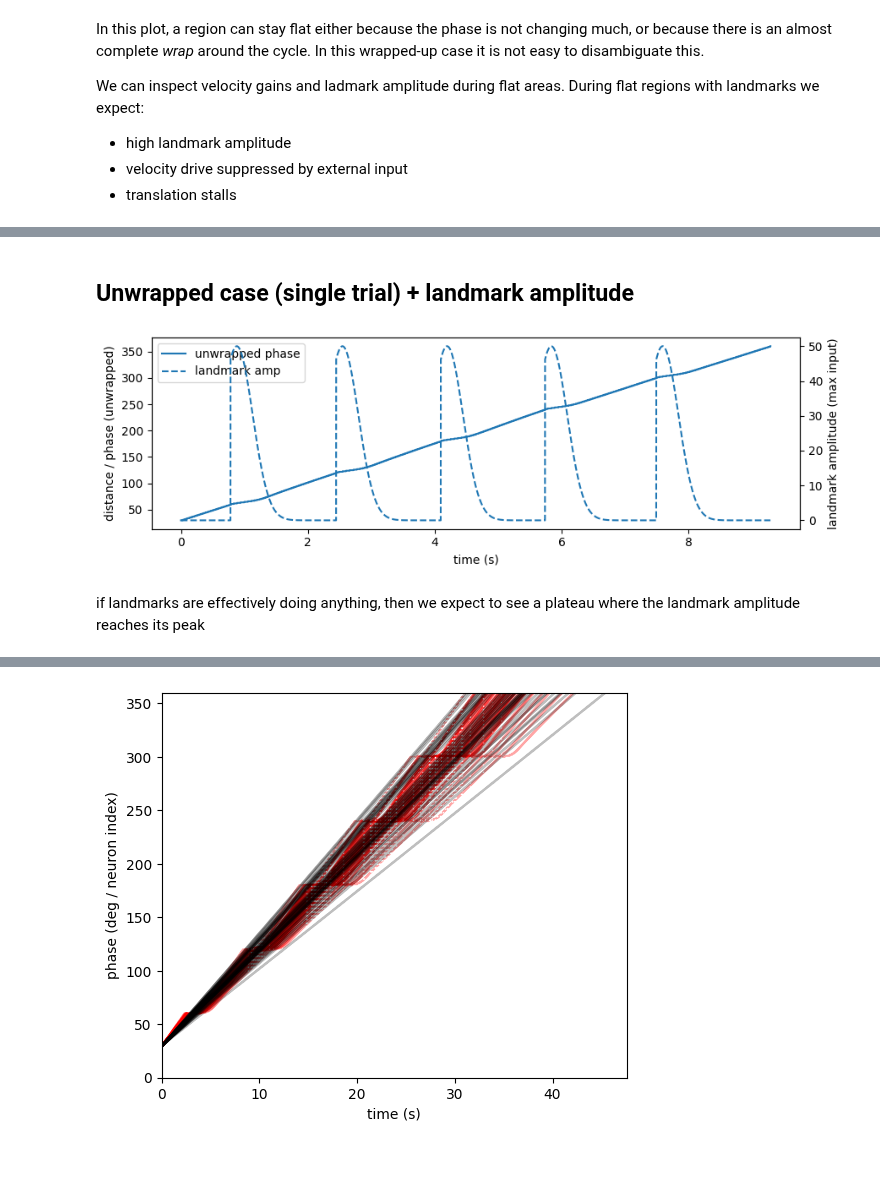
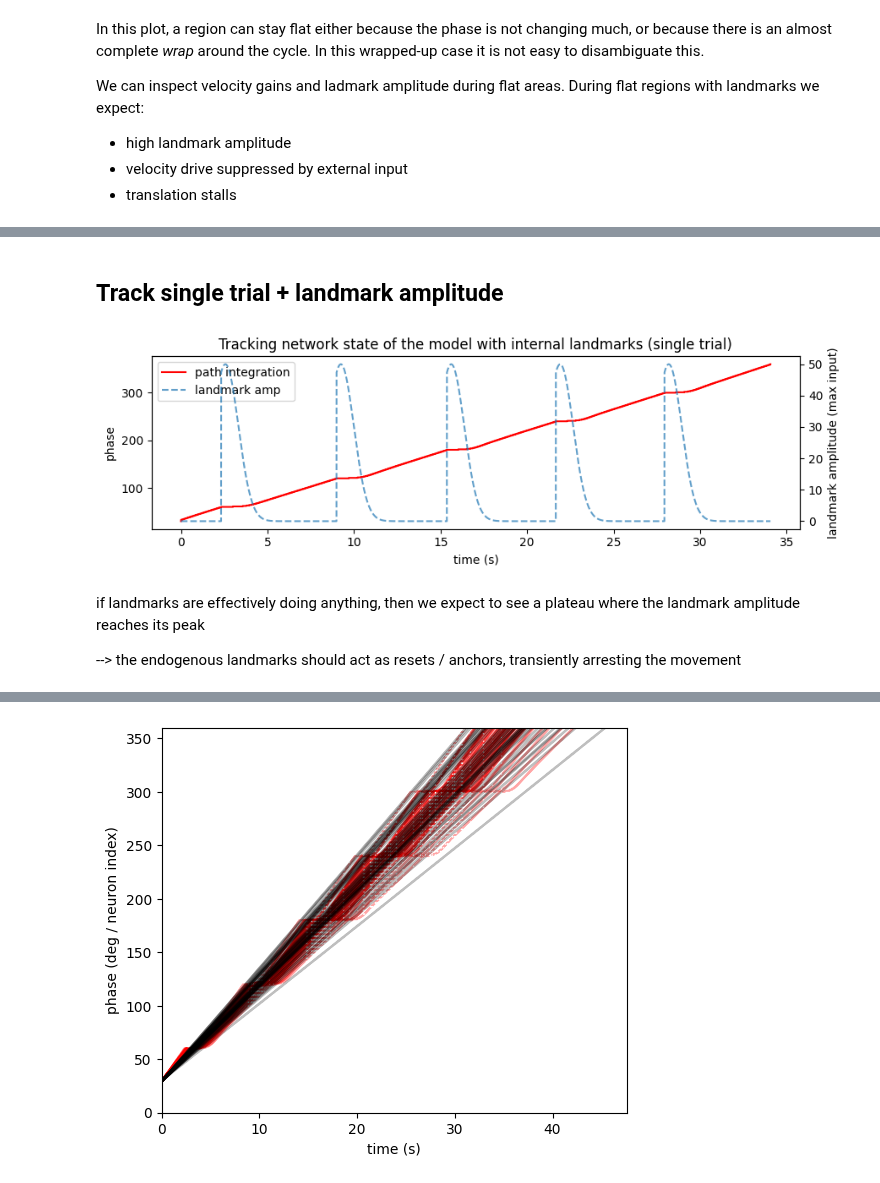
Before and after one commit to claramont/mental-navigation, a Jupyter notebook: src/mental_navigation/CAN/CAN_notebook.ipynb, the cells around one changed output, grey strips where cells are left out. Saved outputs shown, nothing was run; the diff lists cells and outputs as text; code cells hidden in the pictures.

```diff
--- a/src/mental_navigation/CAN/CAN_notebook.ipynb
+++ b/src/mental_navigation/CAN/CAN_notebook.ipynb
@@ -479,34 +468,37 @@ array([0.00000e+00, 5.00000e-04, 1.00000e-03, ..., 3.58145e+01,
 # %% [markdown]
-## Unwrapped case (single trial) + landmark amplitude
+## Track single trial + landmark amplitude
 # %%
 K = 364
 net = CANNetwork(K = K)
 sim = CANSimulator(net)
 init = sim.init_state(T=10)
 
 
-trial = sim.run_trial(init_condition=init, landmarkpresent=True, wm=0.08, landmark_onset_steps = 200, landmark_tau_steps = 500)
+trial = sim.run_trial(init_condition=init, landmarkpresent=True, wm=0.05,# landmark_onset_steps = 200, landmark_tau_steps = 500
+                      )
 
-t = np.arange(len(trial["phase_unw"])) * net.dt
+t = np.arange(len(trial["nn_state"])) * net.dt
 
 
 fig, ax1 = plt.subplots(figsize=(9,3))
 
-ax1.plot(t, trial["phase_unw"], label="unwrapped phase")
+ax1.plot(t, trial["nn_state"], label="path integration", color = 'red')
 ax1.set_xlabel("time (s)")
-ax1.set_ylabel("distance / phase (unwrapped)")
+ax1.set_ylabel("phase")
 
 ax2 = ax1.twinx()
-ax2.plot(t, trial["lm_amplitude"], linestyle="--", label="landmark amp")
+ax2.plot(t, trial["lm_amplitude"], linestyle="--", label="landmark amp", alpha = 0.7)
 ax2.set_ylabel("landmark amplitude (max input)")
 
 lines1, labels1 = ax1.get_legend_handles_labels()
 lines2, labels2 = ax2.get_legend_handles_labels()
 ax1.legend(lines1+lines2, labels1+labels2, loc="upper left")
-
+plt.title('Tracking network state of the model with internal landmarks (single trial)')
 plt.tight_layout()
 plt.show()
 # %% [output]
-[figure, old version]
+[figure, new version]
 # %% [markdown]
 if landmarks are effectively doing anything, then we expect to see a plateau where the landmark amplitude reaches its peak
+
+--> the endogenous landmarks should act as resets / anchors, transiently arresting the movement
```
Also changed, not shown: parts of 116 cells of this notebook, 2 other files.
